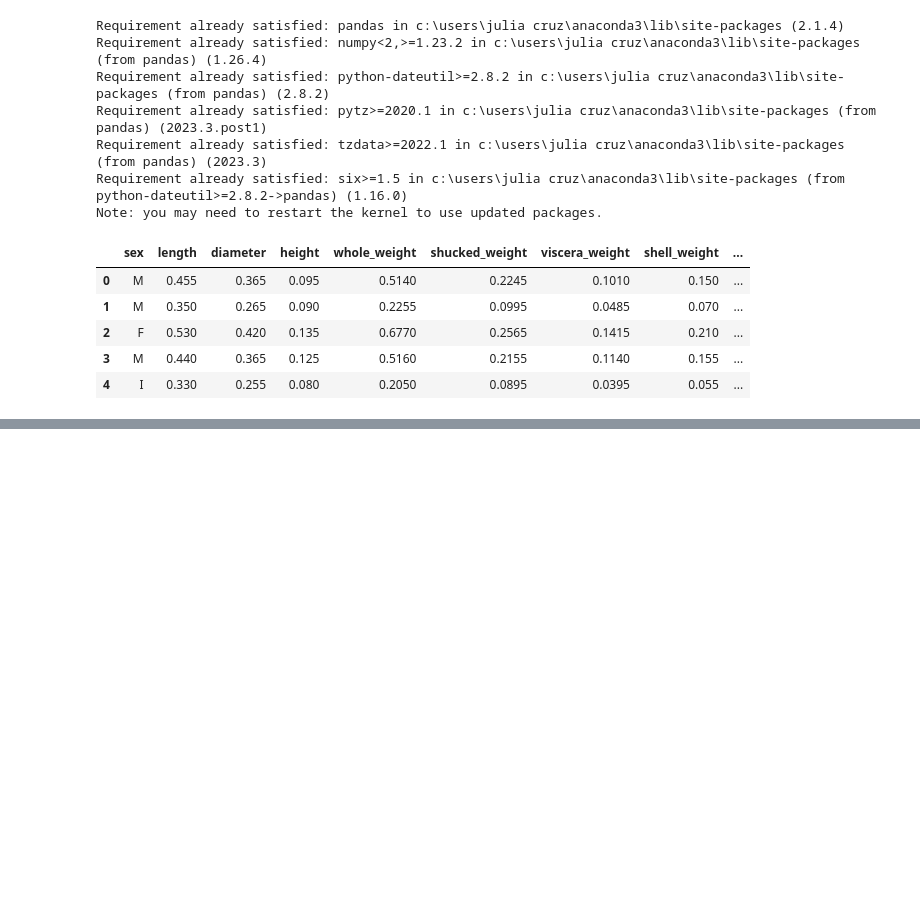
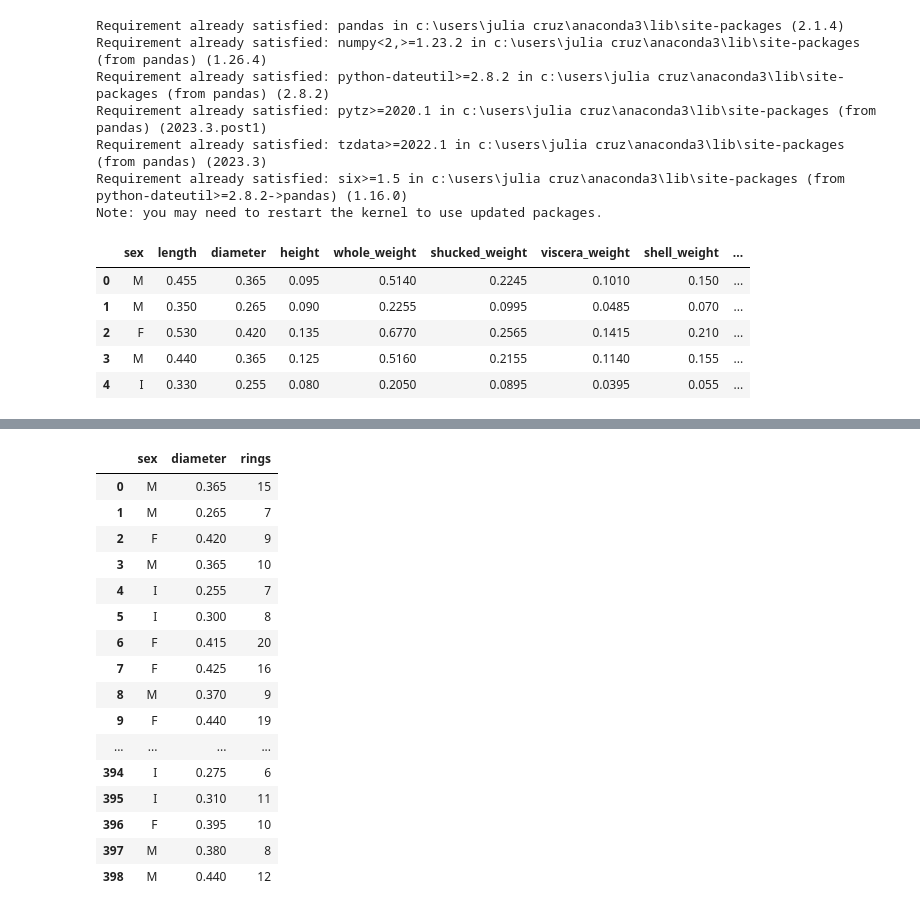
Before and after one commit to juliacruz97/Principles-of-Data-Analytics--Autumn-, a Jupyter notebook: abalone.ipynb, the cells around one changed output, grey strips where cells are left out. Drawn from its saved outputs; the diff is of its cells as text; code cells hidden in the pictures; blank space fills up the shorter version.

```diff
--- a/abalone.ipynb
+++ b/abalone.ipynb
@@ -63,0 +108,21 @@ df.head()
+# %%
+abalone_df= df [['sex','diameter','rings']]
+display(abalone_df)
+# %% [output]
+|  | sex | diameter | rings |
+| 0 | M | 0.365 | 15 |
+| 1 | M | 0.265 | 7 |
+| 2 | F | 0.420 | 9 |
+| 3 | M | 0.365 | 10 |
+| 4 | I | 0.255 | 7 |
+| 5 | I | 0.300 | 8 |
+| 6 | F | 0.415 | 20 |
+| 7 | F | 0.425 | 16 |
+| 8 | M | 0.370 | 9 |
+| 9 | F | 0.440 | 19 |
+| ... | ... | ... | ... |
+| 394 | I | 0.275 | 6 |
+| 395 | I | 0.310 | 11 |
+| 396 | F | 0.395 | 10 |
+| 397 | M | 0.380 | 8 |
+| 398 | M | 0.440 | 12 |
```
Also changed, not shown: parts of 4 cells of this notebook.
